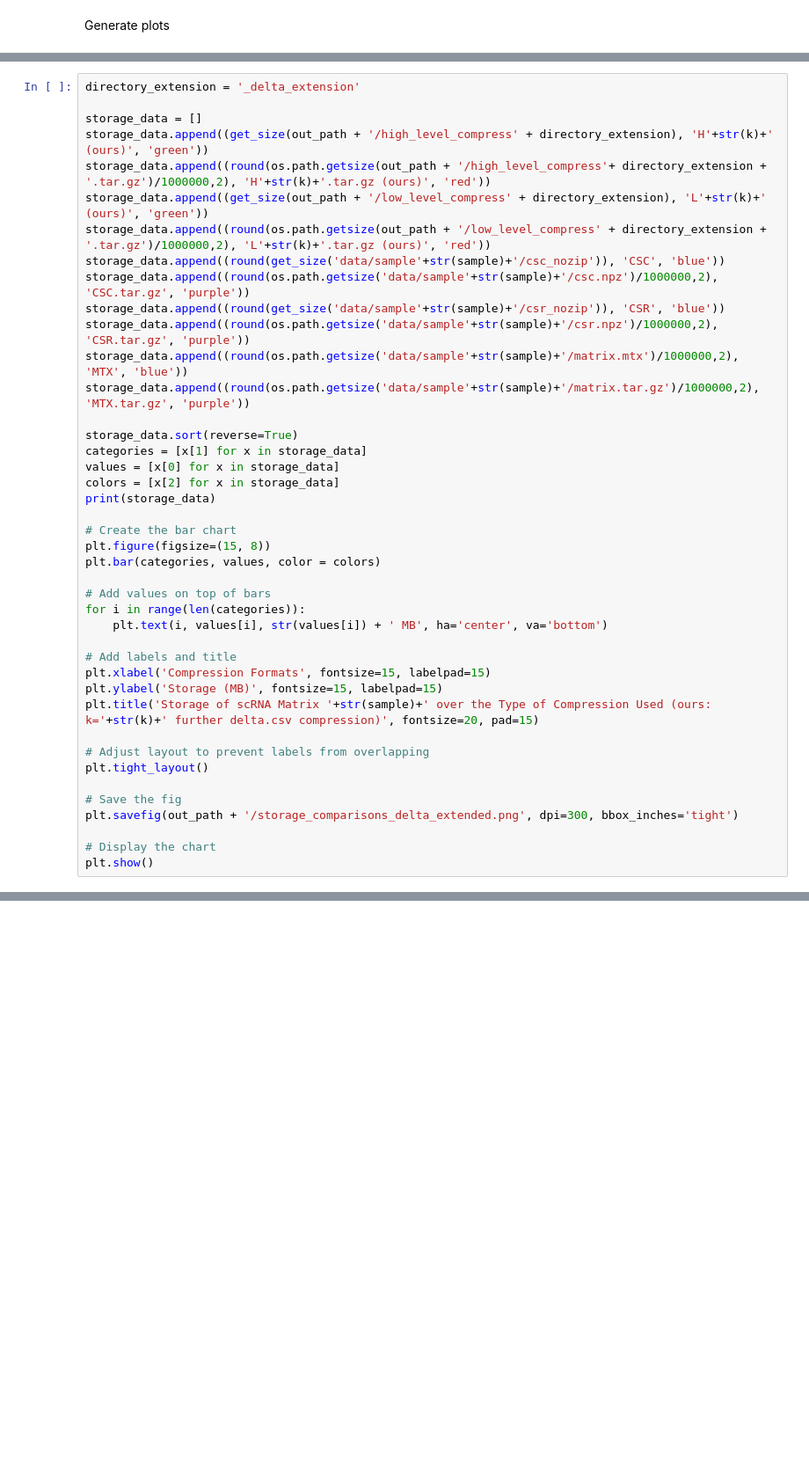
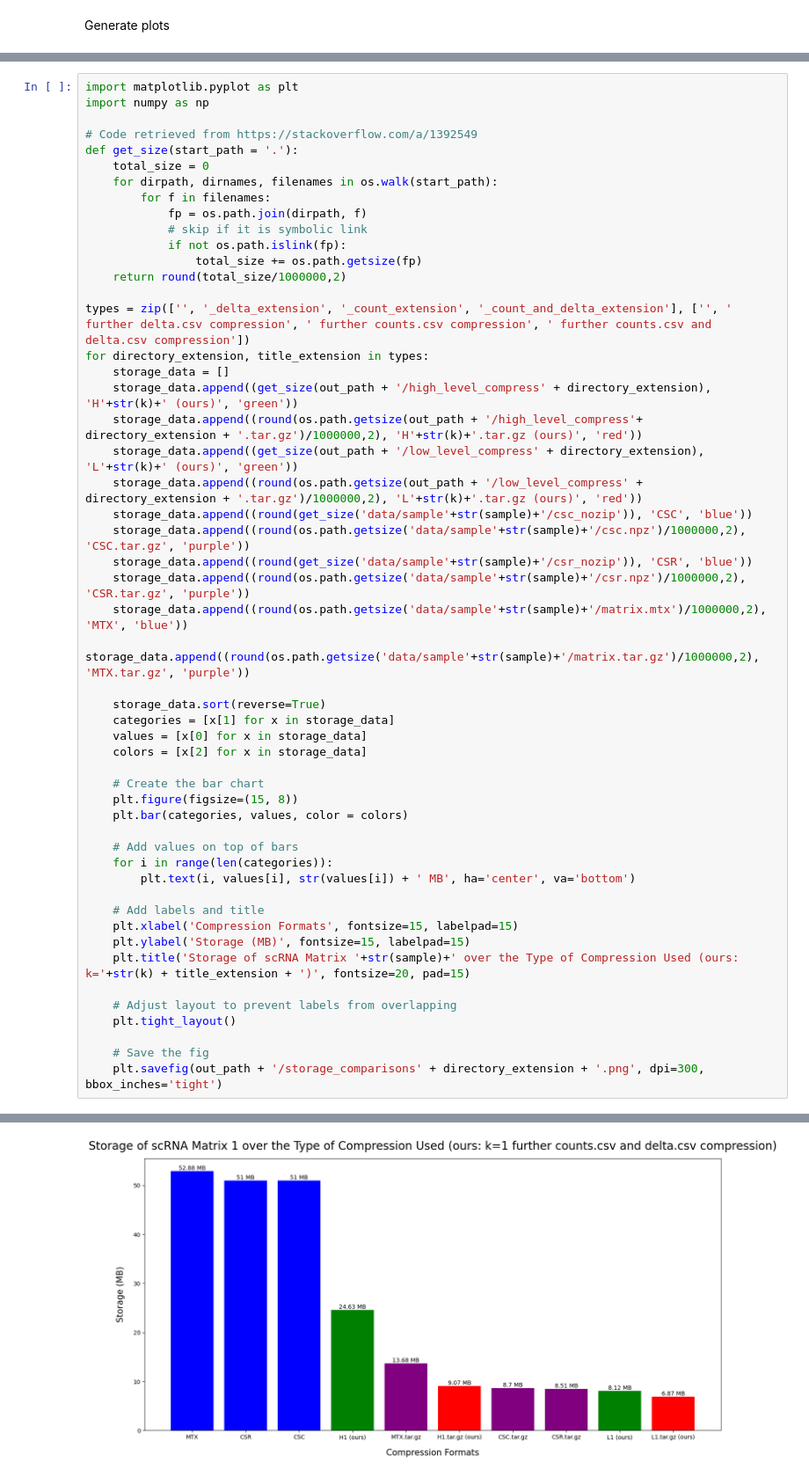
Before and after one commit to Neko-23/scRNA_Compression, a Jupyter notebook: compression_pipeline.ipynb, the cells around one changed output, grey strips where cells are left out. Shown at 88% size. Saved outputs shown, nothing was run; the diff lists cells and outputs as text; blank space fills up the shorter version.

```diff
--- a/compression_pipeline.ipynb
+++ b/compression_pipeline.ipynb
@@ -196,43 +135,53 @@ plt.show()
 # %%
-directory_extension = '_delta_extension'
+import matplotlib.pyplot as plt
+import numpy as np
 
-storage_data = []
-storage_data.append((get_size(out_path + '/high_level_compress' + directory_extension), 'H'+str(k)+' (ours)', 'green'))
-storage_data.append((round(os.path.getsize(out_path + '/high_level_compress'+ directory_extension + '.tar.gz')/1000000,2), 'H'+str(k)+'.tar.gz (ours)', 'red'))
-storage_data.append((get_size(out_path + '/low_level_compress' + directory_extension), 'L'+str(k)+' (ours)', 'green'))
-storage_data.append((round(os.path.getsize(out_path + '/low_level_compress' + directory_extension + '.tar.gz')/1000000,2), 'L'+str(k)+'.tar.gz (ours)', 'red'))
-storage_data.append((round(get_size('data/sample'+str(sample)+'/csc_nozip')), 'CSC', 'blue'))
-storage_data.append((round(os.path.getsize('data/sample'+str(sample)+'/csc.npz')/1000000,2), 'CSC.tar.gz', 'purple'))
-storage_data.append((round(get_size('data/sample'+str(sample)+'/csr_nozip')), 'CSR', 'blue'))
-storage_data.append((round(os.path.getsize('data/sample'+str(sample)+'/csr.npz')/1000000,2), 'CSR.tar.gz', 'purple'))
-storage_data.append((round(os.path.getsize('data/sample'+str(sample)+'/matrix.mtx')/1000000,2), 'MTX', 'blue'))
-storage_data.append((round(os.path.getsize('data/sample'+str(sample)+'/matrix.tar.gz')/1000000,2), 'MTX.tar.gz', 'purple'))
+# Code retrieved from https://stackoverflow.com/a/1392549
+def get_size(start_path = '.'):
+    total_size = 0
+    for dirpath, dirnames, filenames in os.walk(start_path):
+        for f in filenames:
+            fp = os.path.join(dirpath, f)
+            # skip if it is symbolic link
+            if not os.path.islink(fp):
+                total_size += os.path.getsize(fp)
+    return round(total_size/1000000,2)
 
-storage_data.sort(reverse=True)
-categories = [x[1] for x in storage_data]
-values = [x[0] for x in storage_data]
-colors = [x[2] for x in storage_data]
-print(storage_data)
+types = zip(['', '_delta_extension', '_count_extension', '_count_and_delta_extension'], ['', ' further delta.csv compression', ' further counts.csv compression', ' further counts.csv and delta.csv compression'])
+for directory_extension, title_extension in types:
+    storage_data = []
+    storage_data.append((get_size(out_path + '/high_level_compress' + directory_extension), 'H'+str(k)+' (ours)', 'green'))
+    storage_data.append((round(os.path.getsize(out_path + '/high_level_compress'+ directory_extension + '.tar.gz')/1000000,2), 'H'+str(k)+'.tar.gz (ours)', 'red'))
+    storage_data.append((get_size(out_path + '/low_level_compress' + directory_extension), 'L'+str(k)+' (ours)', 'green'))
+    storage_data.append((round(os.path.getsize(out_path + '/low_level_compress' + directory_extension + '.tar.gz')/1000000,2), 'L'+str(k)+'.tar.gz (ours)', 'red'))
+    storage_data.append((round(get_size('data/sample'+str(sample)+'/csc_nozip')), 'CSC', 'blue'))
+    storage_data.append((round(os.path.getsize('data/sample'+str(sample)+'/csc.npz')/1000000,2), 'CSC.tar.gz', 'purple'))
+    storage_data.append((round(get_size('data/sample'+str(sample)+'/csr_nozip')), 'CSR', 'blue'))
+    storage_data.append((round(os.path.getsize('data/sample'+str(sample)+'/csr.npz')/1000000,2), 'CSR.tar.gz', 'purple'))
+    storage_data.append((round(os.path.getsize('data/sample'+str(sample)+'/matrix.mtx')/1000000,2), 'MTX', 'blue'))
+    storage_data.append((round(os.path.getsize('data/sample'+str(sample)+'/matrix.tar.gz')/1000000,2), 'MTX.tar.gz', 'purple'))
 
-# Create the bar chart
-plt.figure(figsize=(15, 8))
-plt.bar(categories, values, color = colors)
+    storage_data.sort(reverse=True)
+    categories = [x[1] for x in storage_data]
+    values = [x[0] for x in storage_data]
+    colors = [x[2] for x in storage_data]
 
-# Add values on top of bars
-for i in range(len(categories)):
-    plt.text(i, values[i], str(values[i]) + ' MB', ha='center', va='bottom')
+    # Create the bar chart
+    plt.figure(figsize=(15, 8))
+    plt.bar(categories, values, color = colors)
 
-# Add labels and title
-plt.xlabel('Compression Formats', fontsize=15, labelpad=15)
-plt.ylabel('Storage (MB)', fontsize=15, labelpad=15)
-plt.title('Storage of scRNA Matrix '+str(sample)+' over the Type of Compression Used (ours: k='+str(k)+' further delta.csv compression)', fontsize=20, pad=15)
+    # Add values on top of bars
+    for i in range(len(categories)):
+        plt.text(i, values[i], str(values[i]) + ' MB', ha='center', va='bottom')
 
-# Adjust layout to prevent labels from overlapping
-plt.tight_layout()
+    # Add labels and title
+    plt.xlabel('Compression Formats', fontsize=15, labelpad=15)
+    plt.ylabel('Storage (MB)', fontsize=15, labelpad=15)
+    plt.title('Storage of scRNA Matrix '+str(sample)+' over the Type of Compression Used (ours: k='+str(k) + title_extension + ')', fontsize=20, pad=15)
 
-# Save the fig
-plt.savefig(out_path + '/storage_comparisons_delta_extended.png', dpi=300, bbox_inches='tight')
+    # Adjust layout to prevent labels from overlapping
+    plt.tight_layout()
 
-# Display the chart
-plt.show()
+    # Save the fig
+    plt.savefig(out_path + '/storage_comparisons' + directory_extension + '.png', dpi=300, bbox_inches='tight')
 # %% [output]
@@ -240,0 +191 @@ plt.show()
+[figure, added]
```
Also changed, not shown: parts of 4 cells of this notebook, 5 other files.
